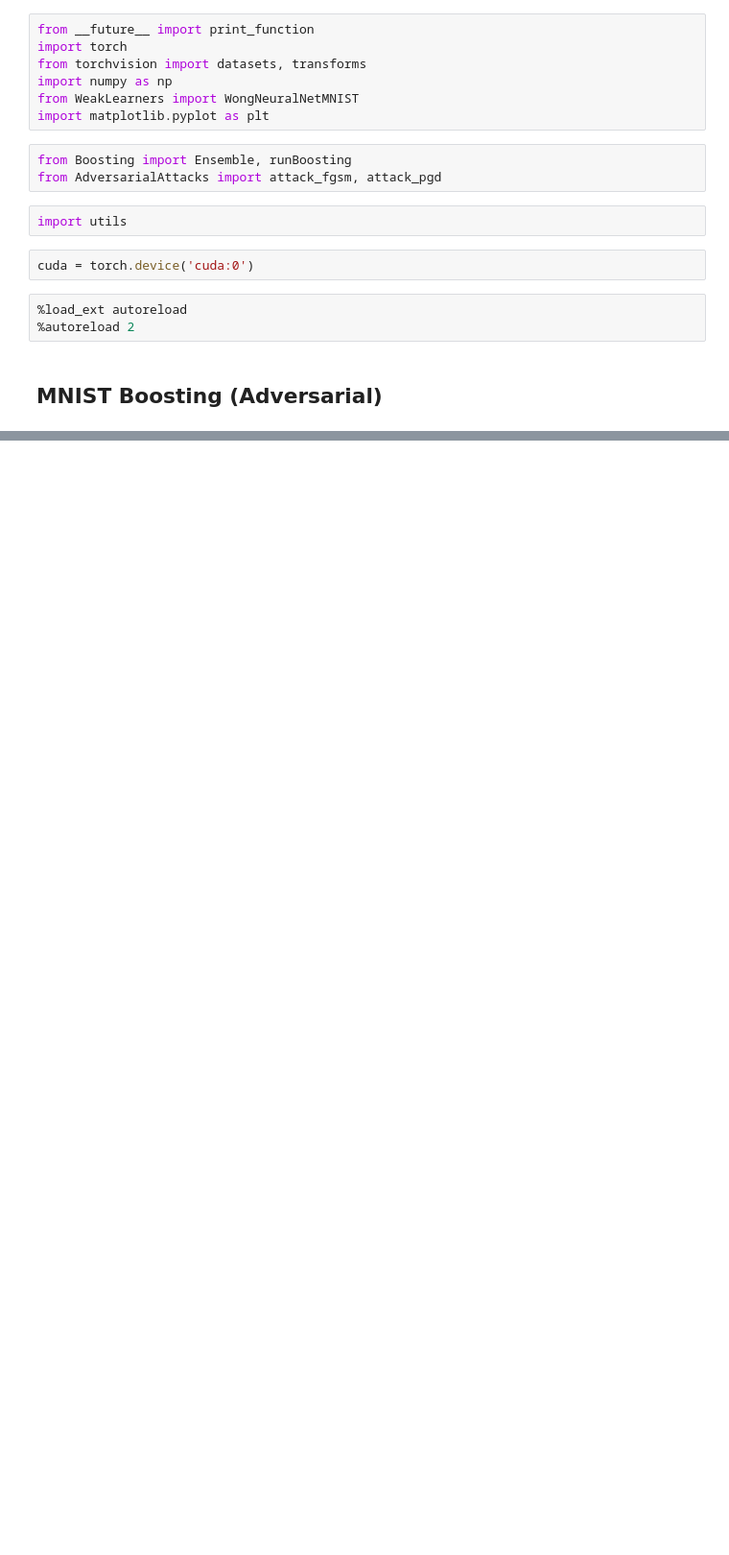
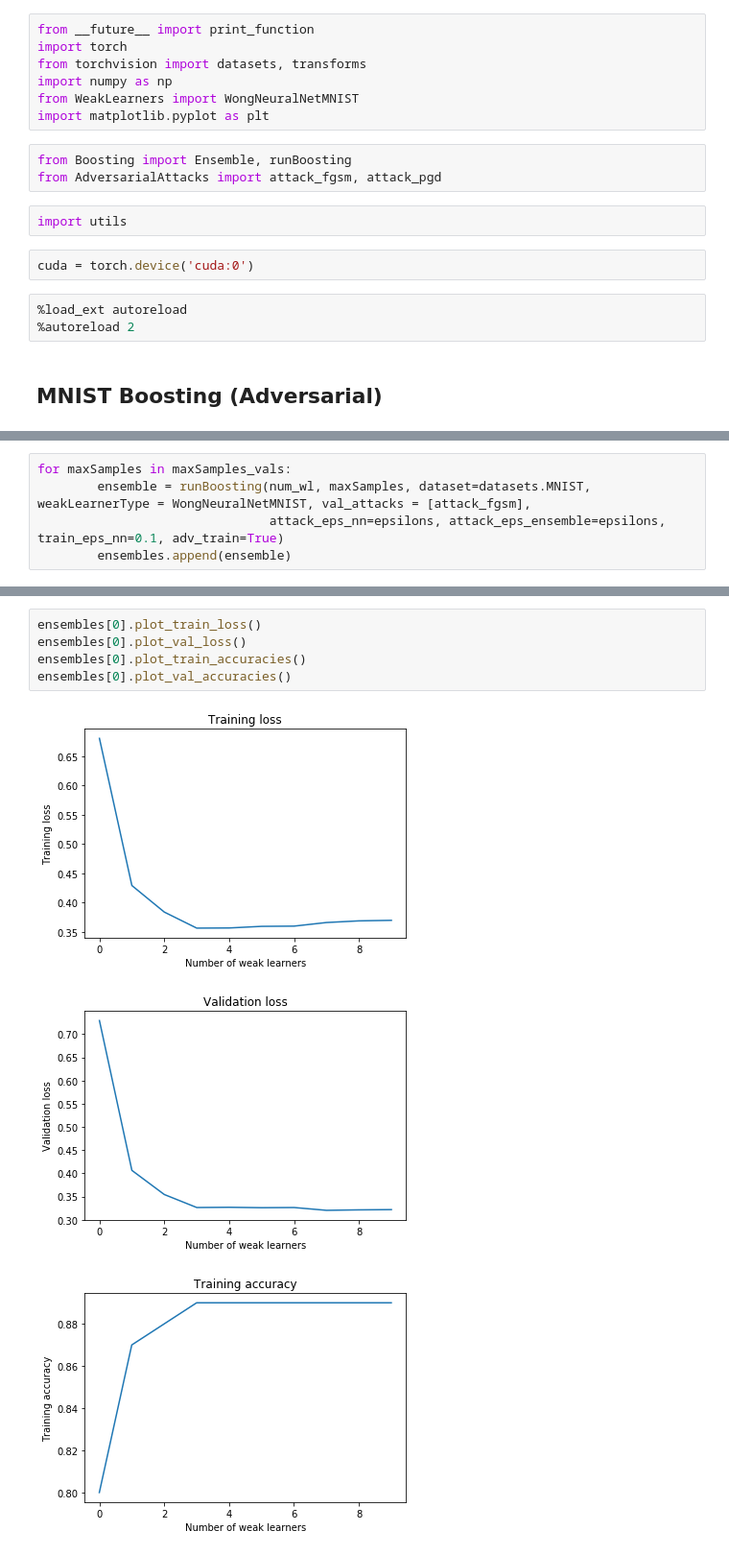
Before and after one commit to MLTheoryGT/AdversarialBoostingNeuralNets, a Jupyter notebook: MNISTAdversarial.ipynb, the cells around one changed output, grey strips where cells are left out. Shown at 96% size. Drawn from its saved outputs; the diff is of its cells as text; blank space fills up the shorter version.

```diff
--- a/MNISTAdversarial.ipynb
+++ b/MNISTAdversarial.ipynb
@@ -25,0 +112,5 @@ num_epochs = 1
+# %%
+for maxSamples in maxSamples_vals:
+        ensemble = runBoosting(num_wl, maxSamples, dataset=datasets.MNIST, weakLearnerType = WongNeuralNetMNIST, val_attacks = [attack_fgsm],
+                               attack_eps_nn=epsilons, attack_eps_ensemble=epsilons, train_eps_nn=0.1, adv_train=True)
+        ensembles.append(ensemble)
@@ -45,0 +132,9 @@ AttributeError: 'WongNeuralNetMNIST' object has no attribute 'epsilons'
+# %%
+ensembles[0].plot_train_loss()
+ensembles[0].plot_val_loss()
+ensembles[0].plot_train_accuracies()
+ensembles[0].plot_val_accuracies()
+# %% [output]
+[figure, added]
+[figure, added]
+[figure, added]
```
Also changed, not shown: parts of 10 cells of this notebook, 34 other files.
